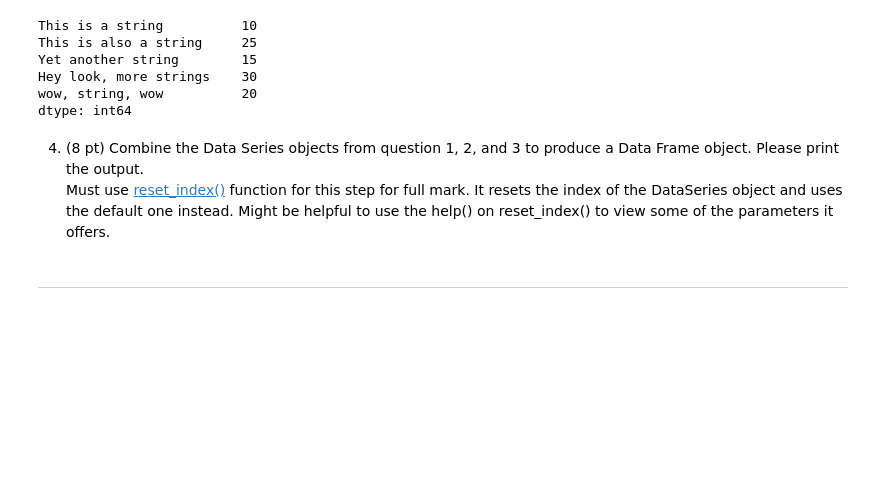
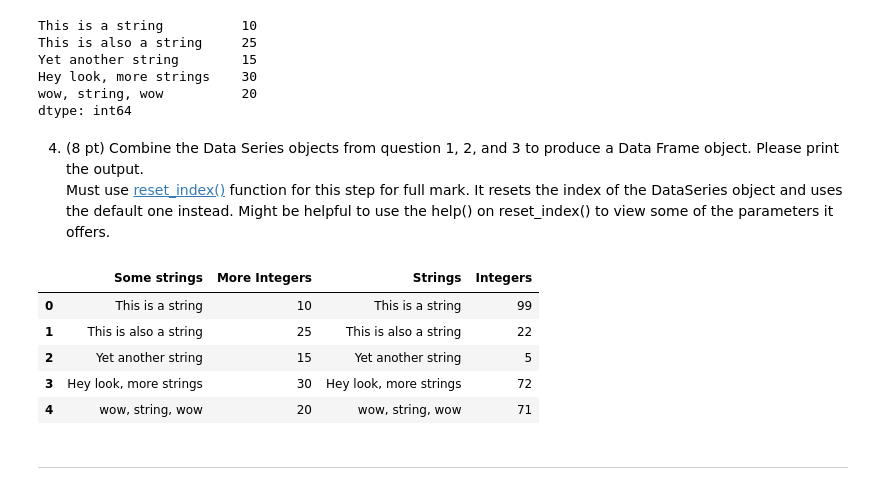
Before and after one commit to baconarray/DS5010_HW4, a Jupyter notebook: beaulieu_hw4.ipynb, the cells around one changed output. Cells and saved outputs as stored; diff of their text form; code cells hidden in the pictures; blank space fills up the shorter version.

```diff
--- a/beaulieu_hw4.ipynb
+++ b/beaulieu_hw4.ipynb
@@ -60,6 +60,18 @@ dtype: int64
 4. (8 pt) Combine the Data Series objects from question 1, 2, and 3 to produce a Data Frame object.
 Please print the output.\
 Must use [reset_index()](https://www.w3schools.com/python/pandas/ref_df_reset_index.asp) function for this step for full mark. It resets the index of the DataSeries object and uses the default one instead. Might be helpful to use the help() on reset_index() to view some of the parameters it offers.
+# %%
+data_reset = data_dict.reset_index().rename(columns={"index":"Some strings",0:"More Integers"})
+data_merge = pd.DataFrame({"Strings":string_theory,"Integers":rando_array})
+df = pd.merge(data_reset, data_merge, left_index=True, right_index=True)
+df
+# %% [output]
+|  | Some strings | More Integers | Strings | Integers |
+| 0 | This is a string | 10 | This is a string | 99 |
+| 1 | This is also a string | 25 | This is also a string | 22 |
+| 2 | Yet another string | 15 | Yet another string | 5 |
+| 3 | Hey look, more strings | 30 | Hey look, more strings | 72 |
+| 4 | wow, string, wow | 20 | wow, string, wow | 71 |
 # %% [markdown]
 ---
 # %% [markdown]
```
Also changed, not shown: parts of 1 cell of this notebook, 4 other files.
